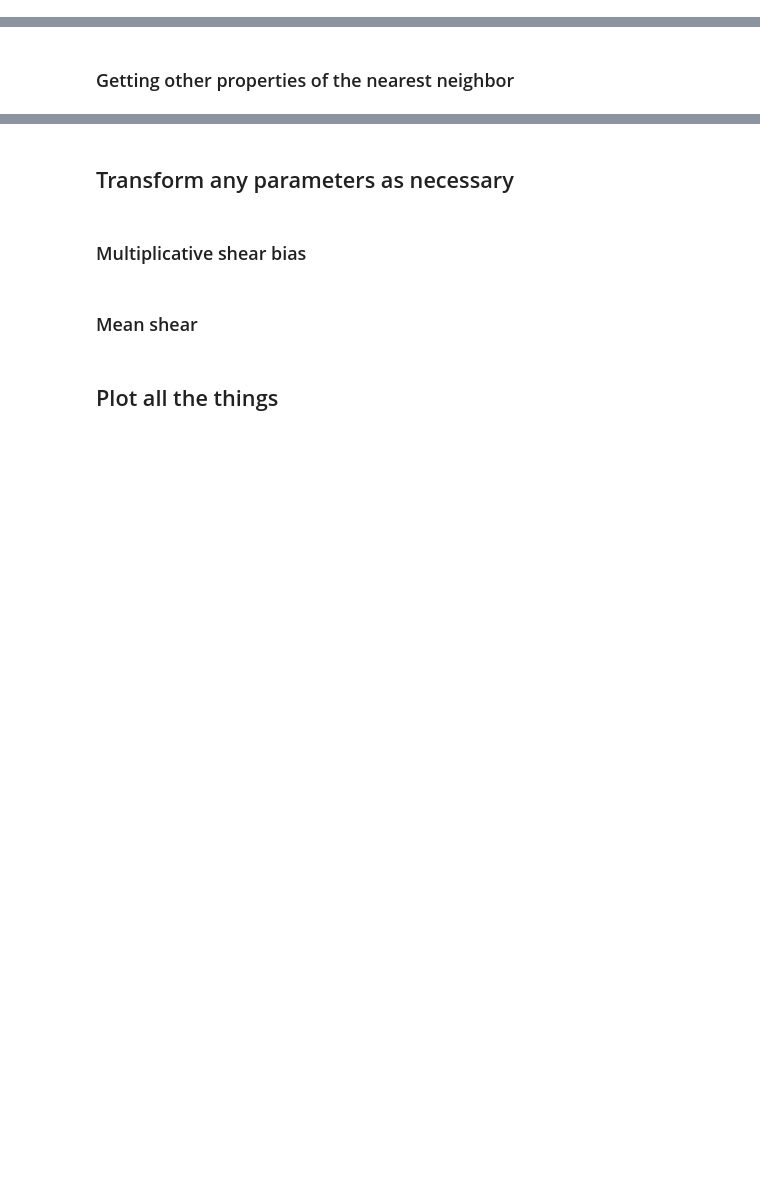
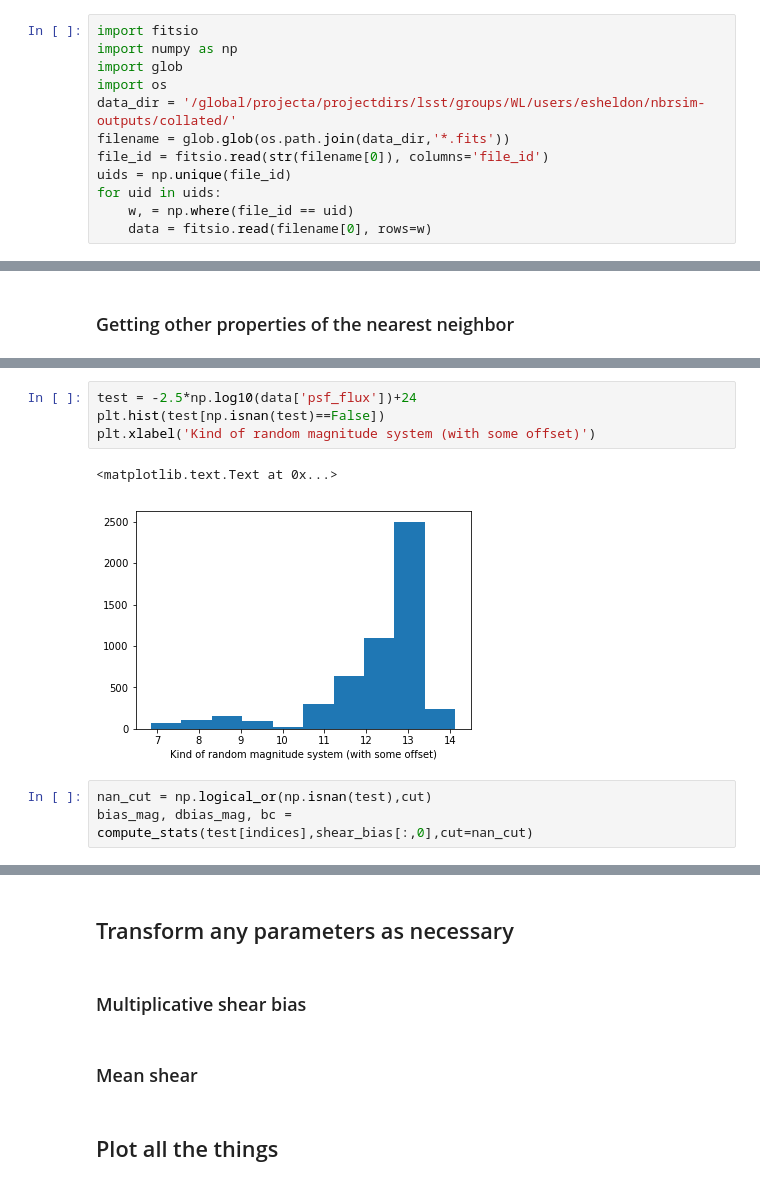
Before and after one commit to LSSTDESC/hackdeblend, a Jupyter notebook: skeleton.ipynb, the cells around one changed output, grey strips where cells are left out. Cells and saved outputs as stored; diff of their text form; blank space fills up the shorter version.

```diff
--- a/skeleton.ipynb
+++ b/skeleton.ipynb
@@ -366,3 +366,15 @@ TTYPE80 = 'file_id '           / label for field  80
 <TFORM80 = 'J       '           / data format of field: 4-byte INTEGER>
 # %% [markdown]
 _To start, I don't know what many of these columns mean!_
+# %%
+import fitsio
+import numpy as np
+import glob
+import os
+data_dir = '/global/projecta/projectdirs/lsst/groups/WL/users/esheldon/nbrsim-outputs/collated/'
+filename = glob.glob(os.path.join(data_dir,'*.fits'))
+file_id = fitsio.read(str(filename[0]), columns='file_id')
+uids = np.unique(file_id)
+for uid in uids:
+    w, = np.where(file_id == uid)
+    data = fitsio.read(filename[0], rows=w)
@@ -376,0 +471,10 @@ _To start, I don't know what many of these columns mean!_
+# %%
+test = -2.5*np.log10(data['psf_flux'])+24
+plt.hist(test[np.isnan(test)==False])
+plt.xlabel('Kind of random magnitude system (with some offset)')
+# %% [output]
+<matplotlib.text.Text at 0x...>
+[figure, added]
+# %%
+nan_cut = np.logical_or(np.isnan(test),cut)
+bias_mag, dbias_mag, bc =  compute_stats(test[indices],shear_bias[:,0],cut=nan_cut)
```
Also changed, not shown: parts of 23 cells of this notebook, 1 other file.
